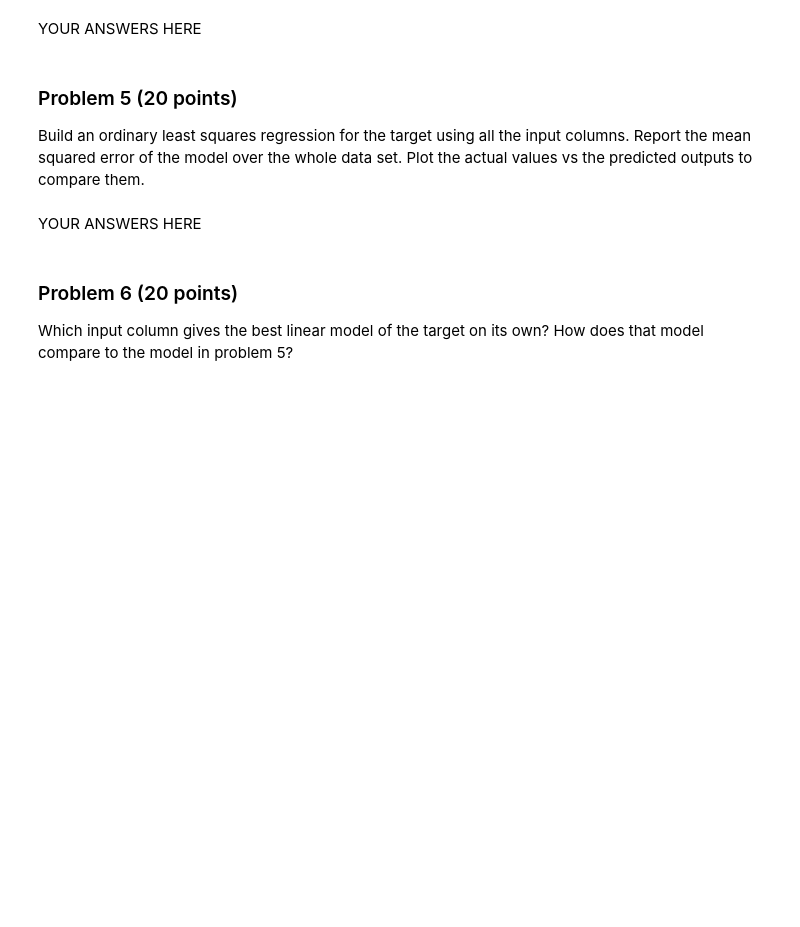
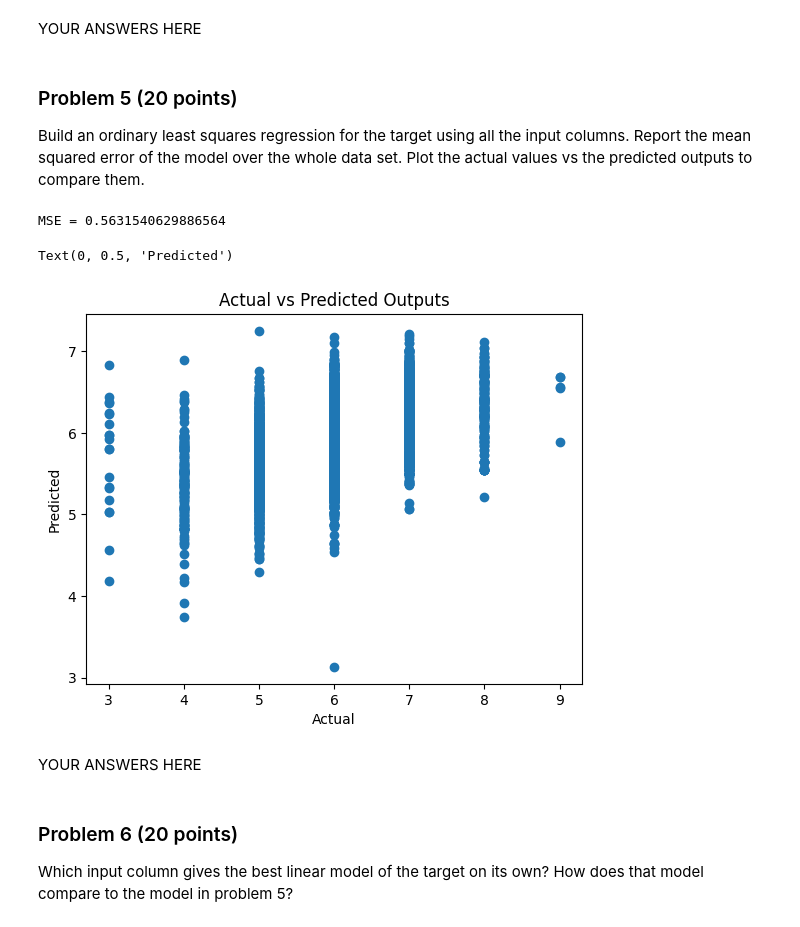
Before and after one commit to karaconrad15/dx601-final-project, a Jupyter notebook: project.ipynb, the cells around one changed output. Cells and saved outputs as stored; diff of their text form; code cells hidden in the pictures; blank space fills up the shorter version.

```diff
--- a/project.ipynb
+++ b/project.ipynb
@@ -143,3 +176,23 @@ Plot the actual values vs the predicted outputs to compare them.
+# %%
+# YOUR CODE HERE
+wine_features = wine[wine.columns.drop("target")]
+mod1 = sklearn.linear_model.LinearRegression()
+mod1.fit(wine_features,wine_output)
+predictions1 = mod1.predict(wine_features)
+def mean_squared_error(actual, predicted):
+    error = actual - predicted
+    error_squared = error * error
+    return np.mean(error_squared)
+mse=mean_squared_error(wine_output,predictions1)
+print("MSE =",mse)
+plt.scatter(wine_output,predictions1)
+plt.title("Actual vs Predicted Outputs")
+plt.xlabel("Actual")
+plt.ylabel("Predicted")
+# %% [output]
+MSE = 0.5631540629886564
+Text(0, 0.5, 'Predicted')
+[figure, added]
 # %% [markdown]
 YOUR ANSWERS HERE
 # %% [markdown]
```
Also changed, not shown: parts of 10 cells of this notebook.
